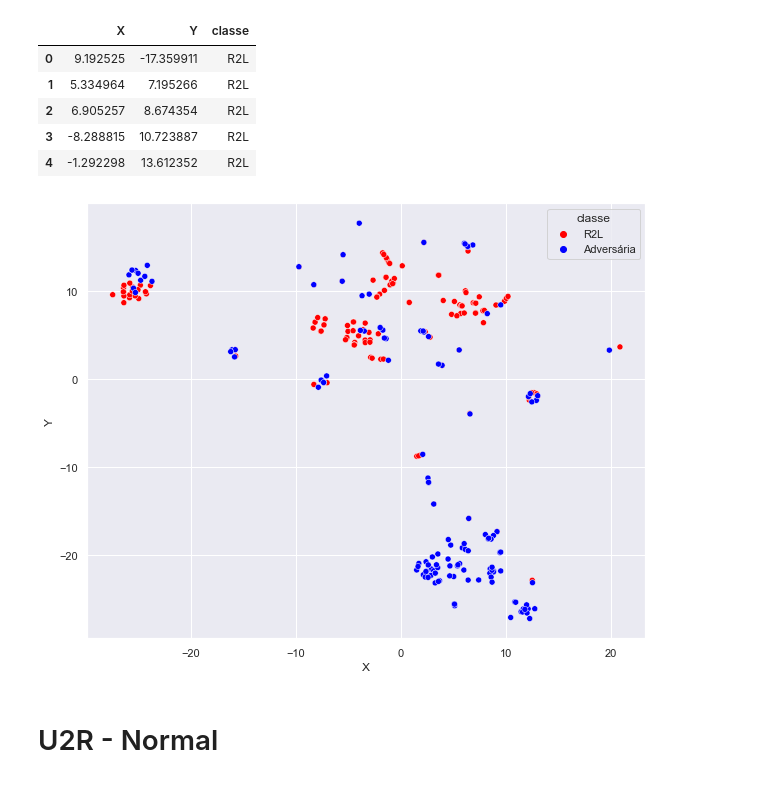
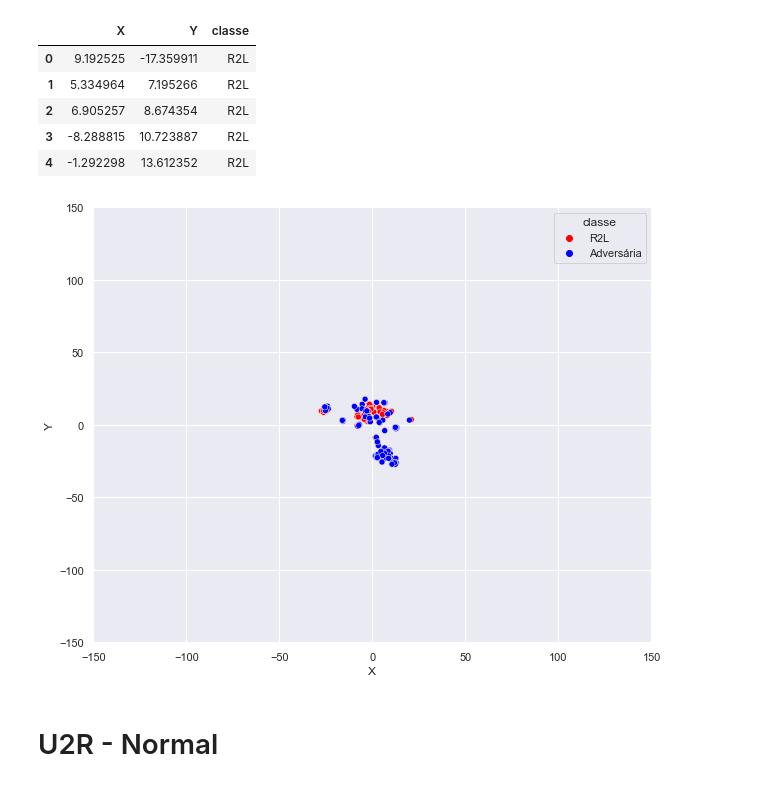
Before and after one commit to pedropaiola/Adversarial-Explainable-IDS, a Jupyter notebook: tsne.ipynb, the cells around one changed output. Drawn from its saved outputs; the diff is of its cells as text; code cells hidden in the pictures.

```diff
--- a/tsne.ipynb
+++ b/tsne.ipynb
@@ -255,13 +270,16 @@ tsnedfs[idx].head()
 | 3 | -8.288815 | 10.723887 | R2L |
 | 4 | -1.292298 | 13.612352 | R2L |
 # %%
+plt.ylim(-150, 150)
+plt.xlim(-150, 150)
+
 sns.scatterplot(x="X", y="Y",
               hue="classe",
               palette=['red', 'blue'],
               legend='full',
               data=tsnedfs[idx]);
 # %% [output]
-[figure, old version]
+[figure, new version]
 # %% [markdown]
 <h1>U2R - Normal</h1>
 # %%
```
Also changed, not shown: parts of 12 cells of this notebook.
